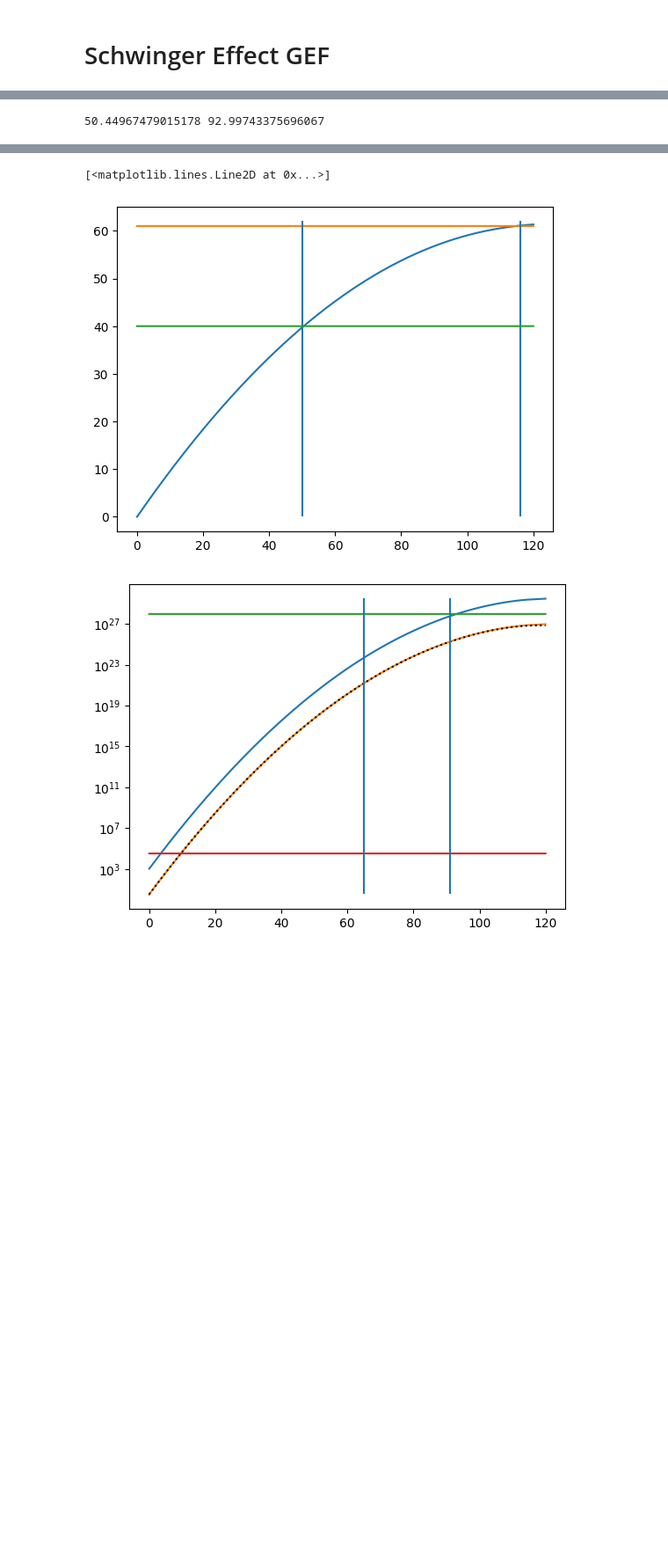
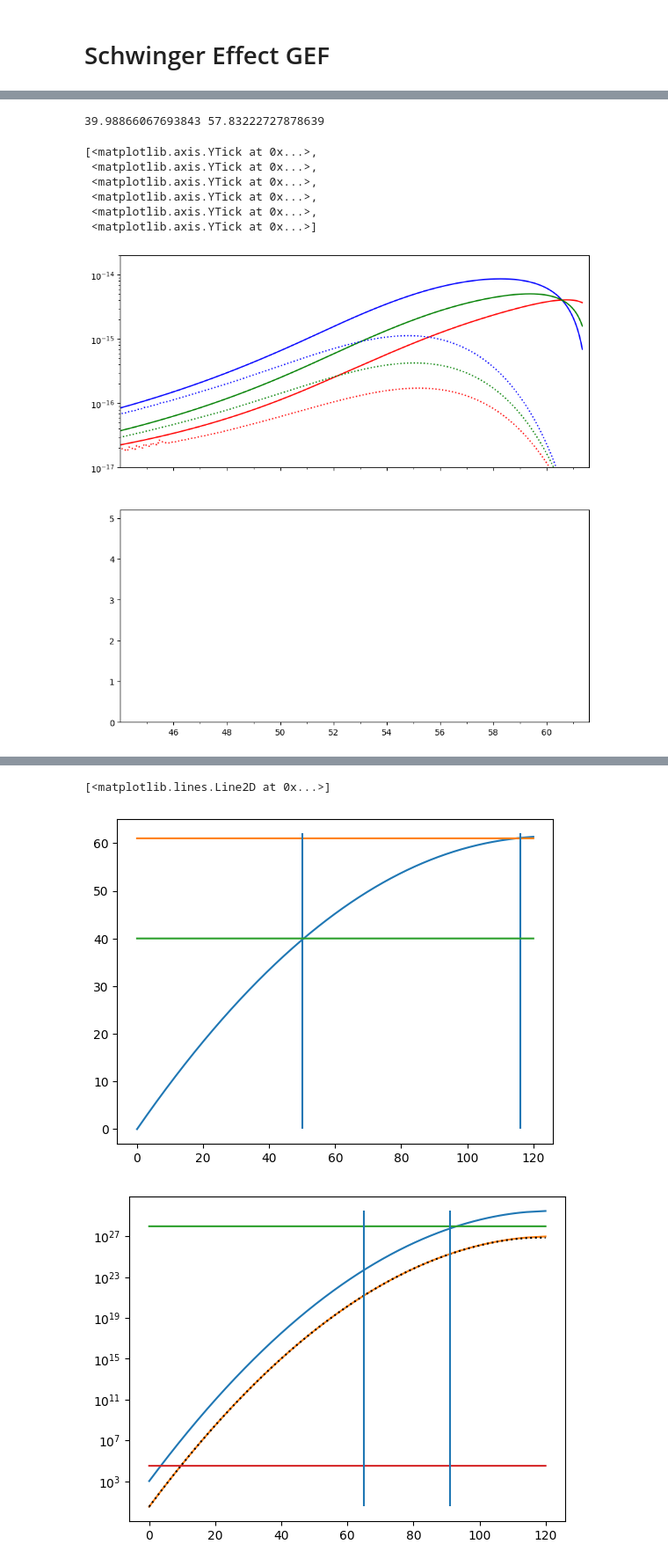
Before and after one commit to richard-von-eckardstein/GEFF, a Jupyter notebook: ModeByMode.ipynb, the cells around one changed output, grey strips where cells are left out. Shown at 88% size. Drawn from its saved outputs; the diff is of its cells as text; code cells hidden in the pictures; blank space fills up the shorter version.

```diff
--- a/ModeByMode.ipynb
+++ b/ModeByMode.ipynb
@@ -336,4 +321,66 @@ GR = data[1:,12]
 # %%
-InitialiseMBM(file, 40, SE=True)
+file = "Out/GEF_Beta25.0_SE-1.0.dat"
+ts, Ns, ks, khs, Ap, dAp, Am, dAm = RunMBM(file, 40., SE=True, EarlyModes=100, LateModes=400)
 # %% [output]
-50.44967479015178 92.99743375696067
+39.98866067693843 57.83222727878639
+# %%
+EMode = []
+BMode = []
+GMode = []
+#print(Ap[60,:])
+#print(ts.size)
+for i in range(len(ts)):
+    Etmp, Btmp, Gtmp = ComputeEBGnMode(Ap[:,i], Am[:,i], dAp[:,i], dAm[:,i], np.exp(Ns[i]), ks, khs[i], 0)
+    EMode.append(Etmp)
+    BMode.append(Btmp)
+    GMode.append(Gtmp)
+
+EMode1 = np.array(EMode)
+BMode1 = np.array(BMode)
+GMode1 = np.array(GMode)
+# %%
+fig, ax = plt.subplots(2,1, figsize=(10,10), sharex=True)
+file = "Out/GEF_Beta25.0_SE-1.0_AltDamp.dat"
+input_df = pd.read_table(file, sep=",")
+data = input_df.values
+NR = data[1:,6]
+ER = data[1:,9]
+BR = data[1:,10]
+GR = data[1:,11]
+
+rhoE = 0.5*ER*omega**4
+errE = abs(ER - CubicSpline(Ns, EMode1)(NR))/CubicSpline(Ns, EMode1)(NR)
+rhoB = 0.5*BR*omega**4
+errB = abs(BR - CubicSpline(Ns, BMode1)(NR))/CubicSpline(Ns, BMode1)(NR)
+rhoG = 0.5*abs(GR)*omega**4
+errG = (abs(GR) - CubicSpline(Ns, abs(GMode1))(NR))/CubicSpline(Ns, abs(GMode1))(NR)
+
+xticks = np.arange(46, 61, 2)
+xticksmin = np.arange(45, 62, 2)
+yticks = 10**(-1.*np.arange(14, 17))
+
+ax[0].plot(NR, rhoE, "b", label=r"$\rho_E$")
+ax[0].plot(NR, rhoB, "r", label=r"$\rho_B$")
+ax[0].plot(NR, rhoG, "g", label=r"$\frac{1}{2} |\langle \mathbf{E} \cdot \mathbf{B} \rangle|$")
+ax[0].plot(Ns, 0.5*EMode1*omega**4, "b:", label=r"$\rho_E$")
+ax[0].plot(Ns, 0.5*BMode1*omega**4, "r:", label=r"$\rho_B$")
+ax[0].plot(Ns, 0.5*abs(GMode1)*omega**4, "g:", label=r"$\frac{1}{2} |\langle \mathbf{E} \cdot \mathbf{B} \rangle|$")
+ax[0].set_ylim(1e-17, 2e-14)
+ax[0].set_xlim(44, 61.6)
+ax[0].set_xticks(xticks)
+ax[0].set_xticks(xticksmin, minor=True)
+ax[0].set_yticks(yticks)
+ax[0].set_yscale("log")
+ax[1].plot(NR, abs(errE*100), "b")
+ax[1].plot(NR, abs(errB*100), "r")
+#ax[1].plot(NR, errG, "g:")
+ax[1].set_ylim(0., 5.2)
+ax[1].set_yticks(np.array([0, 1, 2, 3, 4, 5]))
+# %% [output]
+[<matplotlib.axis.YTick at 0x...>,
+ <matplotlib.axis.YTick at 0x...>,
+ <matplotlib.axis.YTick at 0x...>,
+ <matplotlib.axis.YTick at 0x...>,
+ <matplotlib.axis.YTick at 0x...>,
+ <matplotlib.axis.YTick at 0x...>]
+[figure, added]
```
Also changed, not shown: parts of 3 cells of this notebook, 3 other files.
